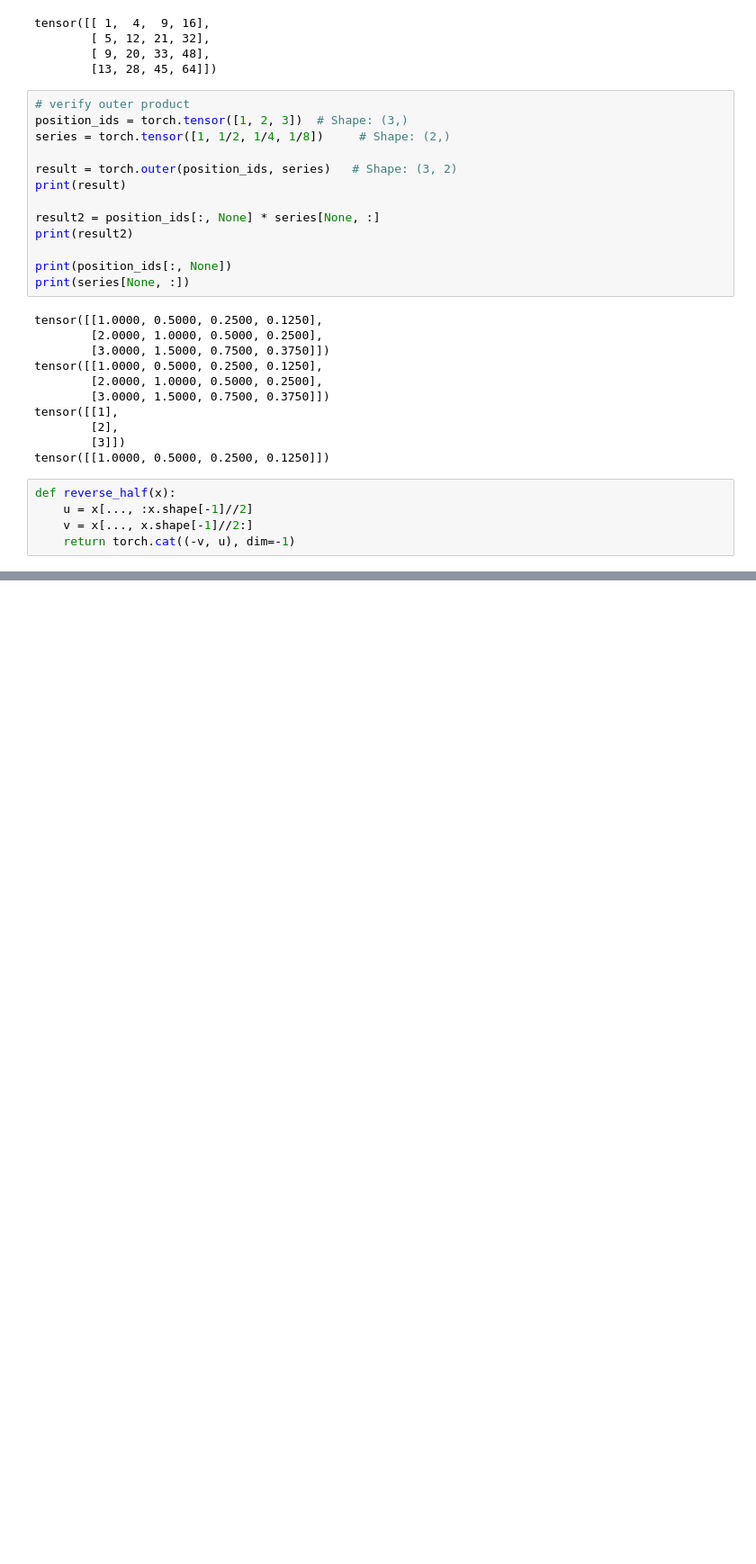
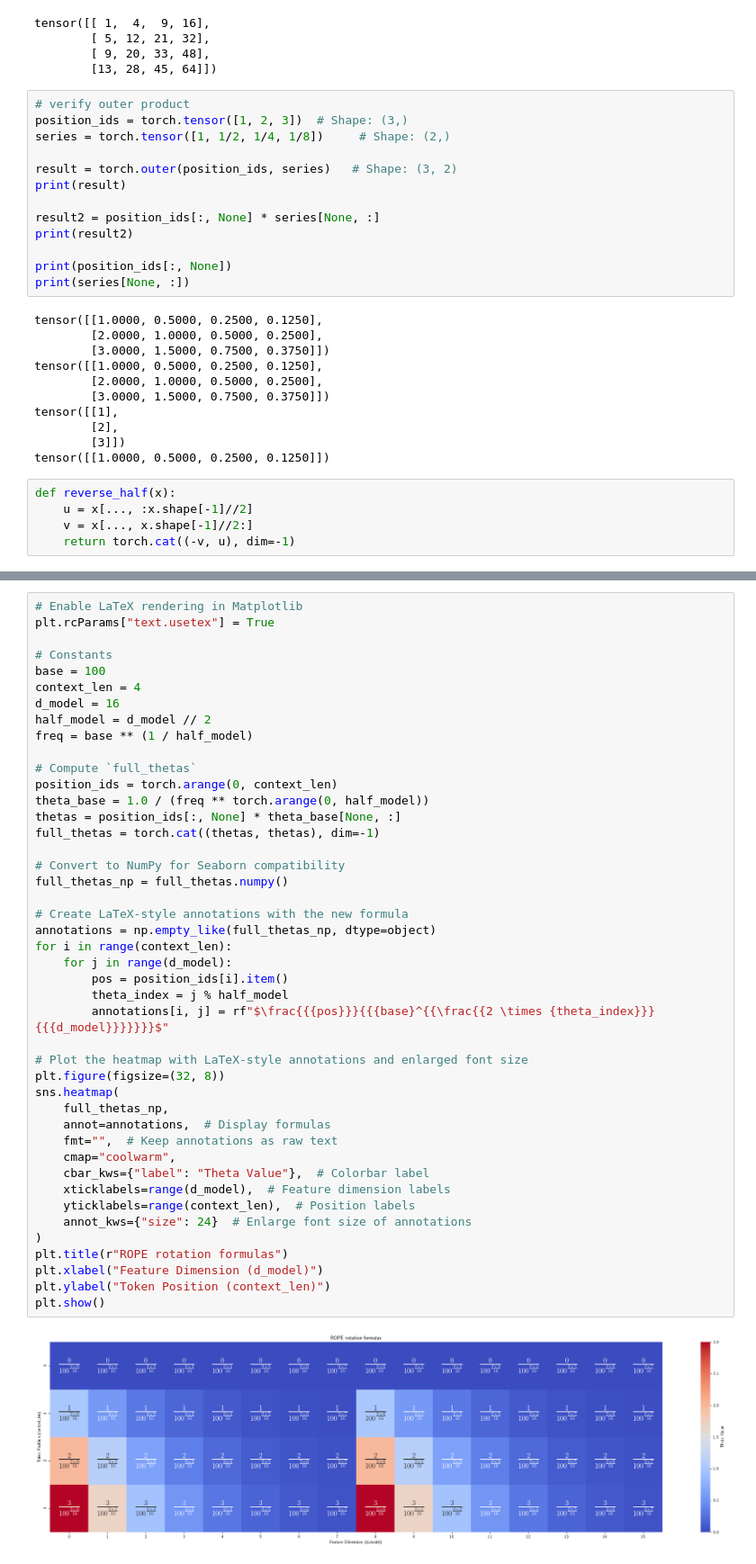
Before and after one commit to omnimose/learning-AI, a Jupyter notebook: rope.ipynb, the cells around one changed output, grey strips where cells are left out. Shown at 90% size. Saved outputs shown, nothing was run; the diff lists cells and outputs as text; blank space fills up the shorter version.

Commit message:
rope

```diff
--- a/rope.ipynb
+++ b/rope.ipynb
@@ -477,0 +176,46 @@ out:
+# %%
+# Enable LaTeX rendering in Matplotlib
+plt.rcParams["text.usetex"] = True
+
+# Constants
+base = 100
+context_len = 4
+d_model = 16
+half_model = d_model // 2
+freq = base ** (1 / half_model)
+
+# Compute `full_thetas`
+position_ids = torch.arange(0, context_len)
+theta_base = 1.0 / (freq ** torch.arange(0, half_model))
+thetas = position_ids[:, None] * theta_base[None, :]
+full_thetas = torch.cat((thetas, thetas), dim=-1)
+
+# Convert to NumPy for Seaborn compatibility
+full_thetas_np = full_thetas.numpy()
+
+# Create LaTeX-style annotations with the new formula
+annotations = np.empty_like(full_thetas_np, dtype=object)
+for i in range(context_len):
+    for j in range(d_model):
+        pos = position_ids[i].item()
+        theta_index = j % half_model
+        annotations[i, j] = rf"$\frac{{{pos}}}{{{base}^{{\frac{{2 \times {theta_index}}}{{{d_model}}}}}}}$"
+
+# Plot the heatmap with LaTeX-style annotations and enlarged font size
+plt.figure(figsize=(32, 8))
+sns.heatmap(
+    full_thetas_np,
+    annot=annotations,  # Display formulas
+    fmt="",  # Keep annotations as raw text
+    cmap="coolwarm",
+    cbar_kws={"label": "Theta Value"},  # Colorbar label
+    xticklabels=range(d_model),  # Feature dimension labels
+    yticklabels=range(context_len),  # Position labels
+    annot_kws={"size": 24}  # Enlarge font size of annotations
+)
+plt.title(r"ROPE rotation formulas")
+plt.xlabel("Feature Dimension (d_model)")
+plt.ylabel("Token Position (context_len)")
+plt.show()
+# %% [output]
+[figure, added]
```
Also changed, not shown: parts of 17 cells of this notebook, 3 other files.
